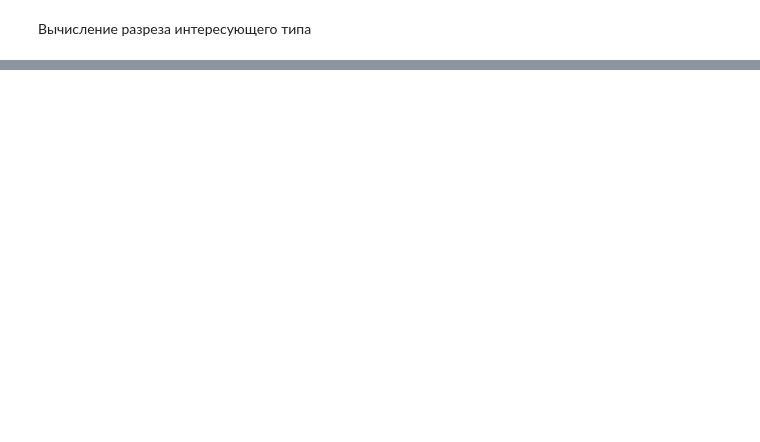
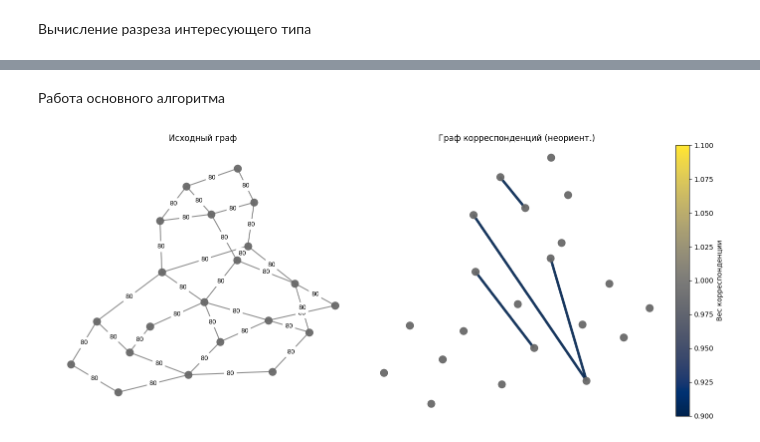
Before and after one commit to Karasiari/Graphs, a Jupyter notebook: Generating_demands.ipynb, the cells around one changed output, grey strips where cells are left out. Cells and saved outputs as stored; diff of their text form; code cells hidden in the pictures; blank space fills up the shorter version.

```diff
--- a/Generating_demands.ipynb
+++ b/Generating_demands.ipynb
@@ -588,0 +777,12 @@ print(graphMCF.generate_cut(type='adversarial'))
+# %% [markdown]
+Работа основного алгоритма
+# %%
+graphMCF.generate_demands(alpha_target=0.7, epsilon=0.1)
+graphMCF.visualise_with_demands(
+            node_size=110,
+            demand_edge_width_range=(1.5, 6.0),
+            seed=123,
+            demand_edge_cmap='cividis'
+        )
+# %% [output]
+[figure, added]
```
Also changed, not shown: parts of 5 cells of this notebook.
